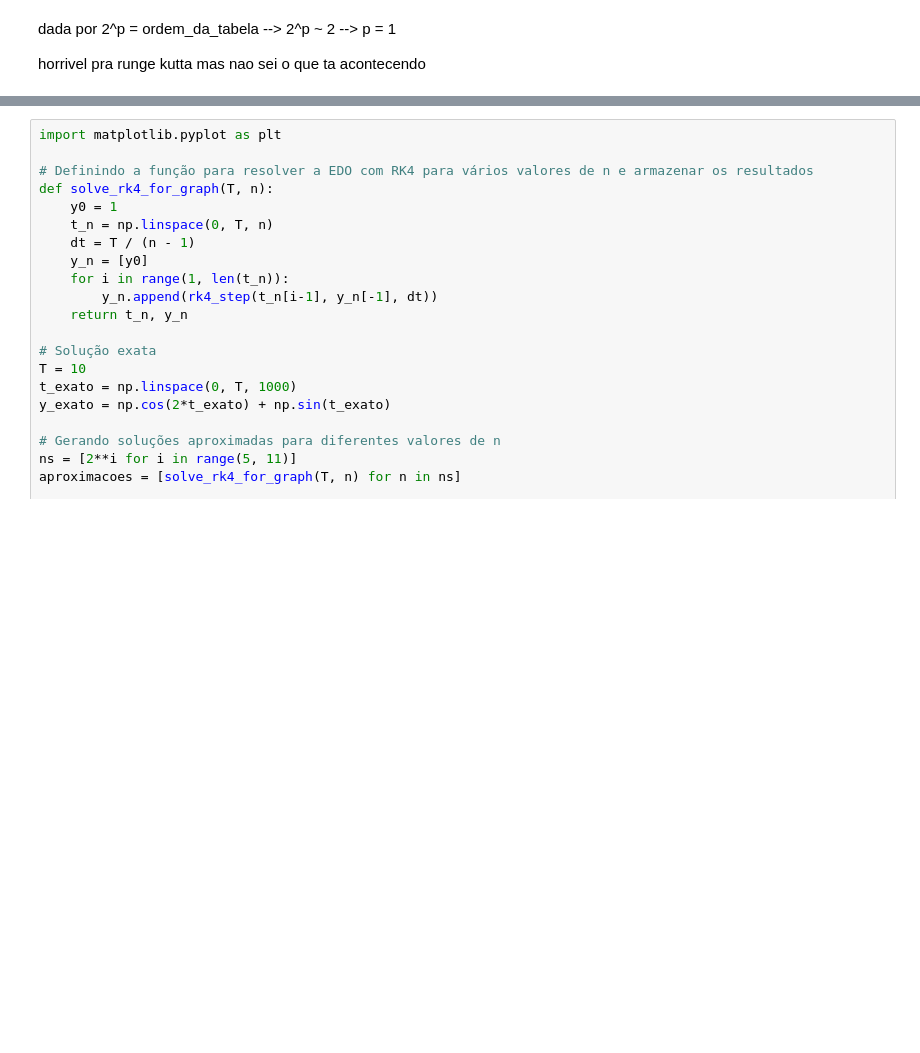
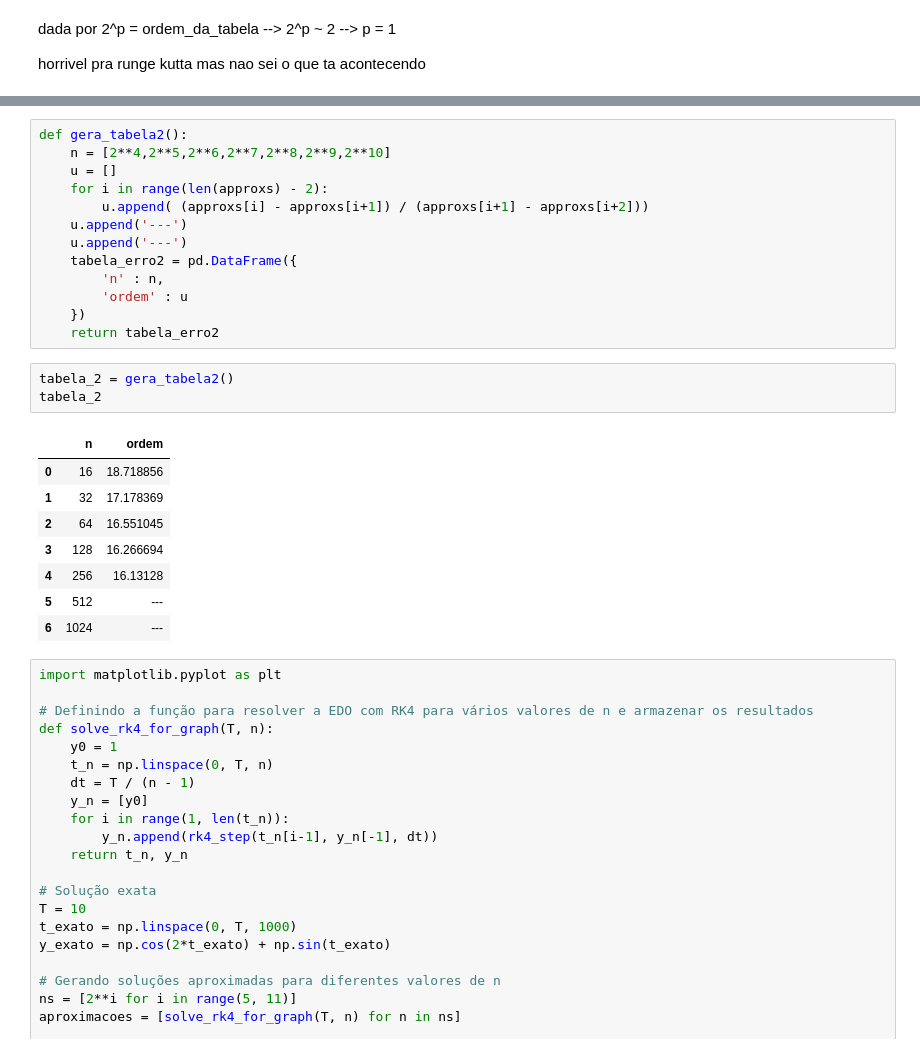
Before and after one commit to thainaraassis/MAP3122, a Jupyter notebook: Projeto RT2/RK Manufat.ipynb, the cells around one changed output, grey strips where cells are left out. Saved outputs shown, nothing was run; the diff lists cells and outputs as text; blank space fills up the shorter version.

```diff
--- a/Projeto RT2/RK Manufat.ipynb
+++ b/Projeto RT2/RK Manufat.ipynb
@@ -250,3 +241,28 @@ tabela_erro = pd.DataFrame({
+# %%
+def gera_tabela2():
+    n = [2**4,2**5,2**6,2**7,2**8,2**9,2**10]
+    u = []
+    for i in range(len(approxs) - 2):
+        u.append( (approxs[i] - approxs[i+1]) / (approxs[i+1] - approxs[i+2]))
+    u.append('---')
+    u.append('---')
+    tabela_erro2 = pd.DataFrame({
+        'n' : n,
+        'ordem' : u
+    })
+    return tabela_erro2
+# %%
+tabela_2 = gera_tabela2()
+tabela_2
+# %% [output]
+|  | n | ordem |
+| 0 | 16 | 18.718856 |
+| 1 | 32 | 17.178369 |
+| 2 | 64 | 16.551045 |
+| 3 | 128 | 16.266694 |
+| 4 | 256 | 16.13128 |
+| 5 | 512 | --- |
+| 6 | 1024 | --- |
 # %%
 import matplotlib.pyplot as plt
 
```
Also changed, not shown: parts of 1 cell of this notebook, 3 other files.
